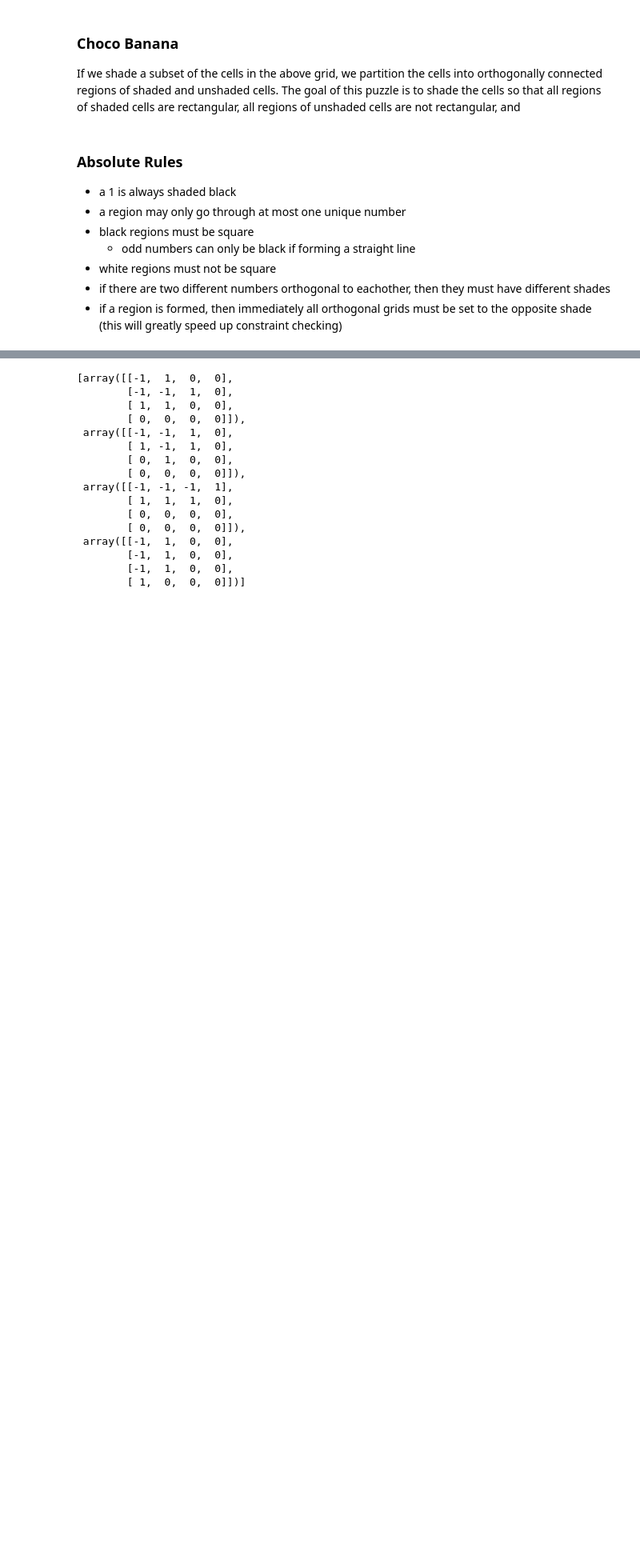
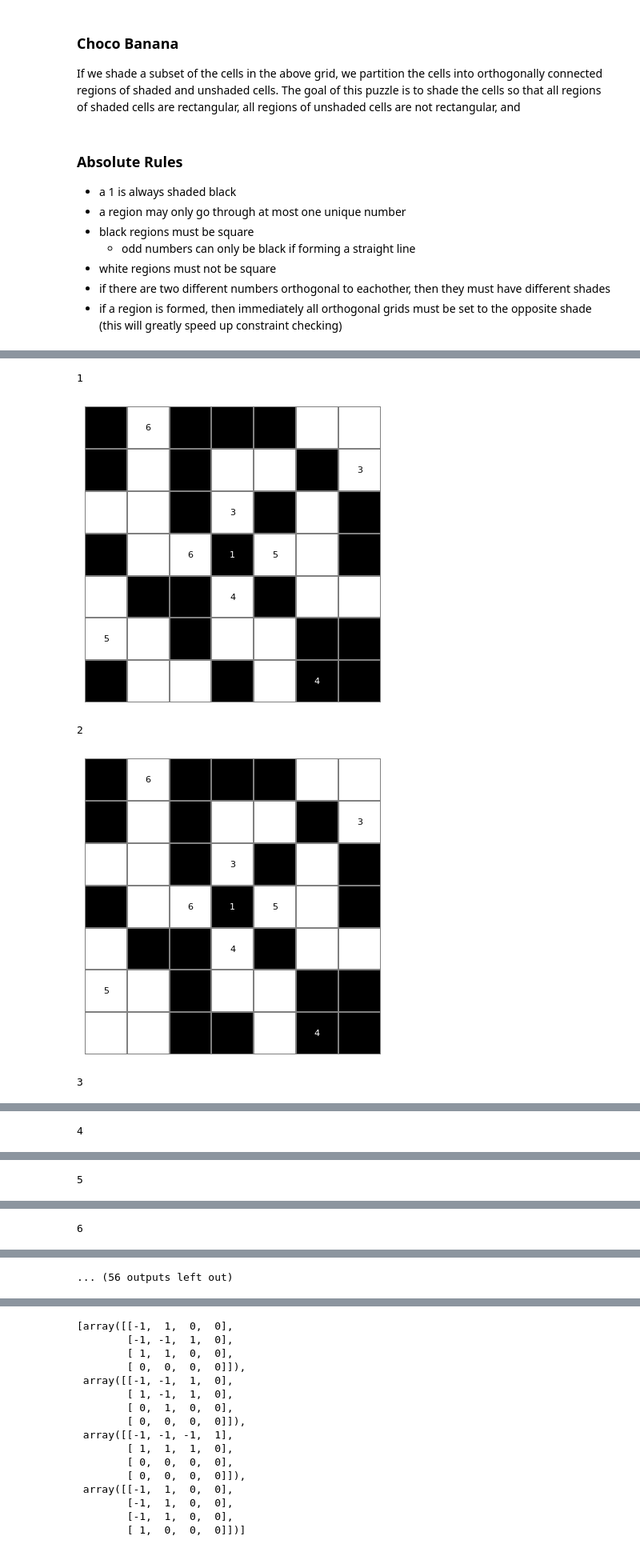
Before and after one commit to timohromadka/janestreetpuzzles, a Jupyter notebook: july2023/july2023.ipynb, the cells around one changed output, grey strips where cells are left out. Shown at 80% size. Cells and saved outputs as stored; diff of their text form; code cells hidden in the pictures; blank space fills up the shorter version.

```diff
--- a/july2023/july2023.ipynb
+++ b/july2023/july2023.ipynb
@@ -153,5 +48,0 @@ def solve(grid, remaining):
-# %%
-grid = np.array([
-    [-1,0,0,0,0],
-    [ 0,0,0,0,0]
-])
@@ -167,11 +48,0 @@ find_regions(grid, (0,1), 3, True)
-# %%
-# Prepare input for the solve function
-
-grid = np.zeros_like(reference_grid)
-remaining = set((i, j) for i in range(len(grid)) for j in range(len(grid[0])))
-solutions = solve(grid, remaining)
-
-# Print solutions
-for i, solution in enumerate(solutions, 1):
-    print(f"Solution {i}:")
-    print(solution)
@@ -195,0 +336,19 @@ Solution 3:
+# %%
+grid = np.zeros_like(reference_grid)
+allocated_grid = np.zeros_like(reference_grid, dtype=bool)
+x, y = 9, 15
+remaining = find_closest_cells(reference_grid, x, y)
+print(remaining)
+
+# Measure execution time
+start_time = time.time()
+# ===============================================
+solutions = solve(grid, allocated_grid, remaining)
+# ===============================================
+end_time = time.time()
+execution_time = end_time - start_time
+print("Execution time:", execution_time, "seconds")
+
+filename = "solutions.pickle"
+with open(filename, "wb") as file:
+    pickle.dump(solutions, file)
@@ -195,0 +438,10 @@ Solution 3:
+# %%
+for i, solution in enumerate(solutions, 1):
+    print(i)
+    display_grid(solution, reference_grid)
+# %% [output]
+1
+[figure, added]
+2
+[figure, added]
+3
@@ -195,0 +449 @@ Solution 3:
+4
@@ -195,0 +451 @@ Solution 3:
+5
@@ -195,0 +453 @@ Solution 3:
+6
@@ -195,0 +455 @@ Solution 3:
+... (56 outputs left out)
```
Also changed, not shown: parts of 21 cells of this notebook, 2 other files.
